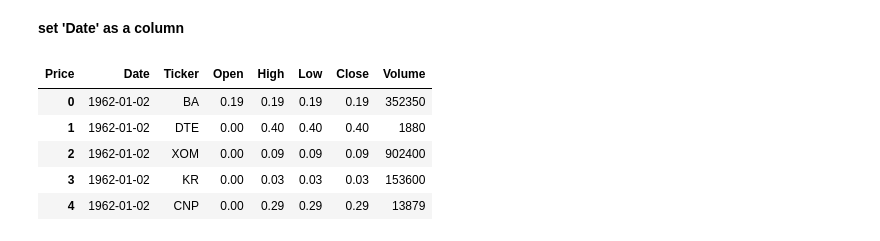
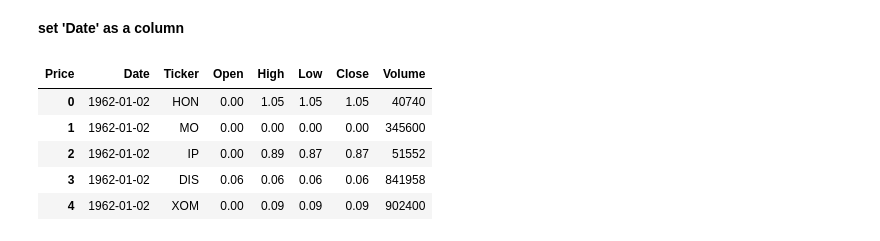
Before and after one commit to Pinkwjp/proto-collect-stock-data, a Jupyter notebook: populating_stock_prices_table.ipynb, the cells around one changed output. Drawn from its saved outputs; the diff is of its cells as text; code cells hidden in the pictures.

```diff
--- a/populating_stock_prices_table.ipynb
+++ b/populating_stock_prices_table.ipynb
@@ -17,5 +72,5 @@ import yfinance as yf
 
 period = 'max'  # '5d'  '1y'  'max'
 
-stocks_df = yf.download(tickers=symbols[:10], group_by='Ticker', period=period)
+stocks_df_raw = yf.download(tickers=symbols, group_by='Ticker', period=period, rounding=True)
 # %% [output]
@@ -60,6 +125,6 @@ MultiIndex([( 'KHC',   'Open'),
 # %% [markdown]
 **organize the multi-level column names**
 # %%
-assert stocks_df is not None
-transformed_df = stocks_df.stack(level=0, future_stack=True).rename_axis(['Date', 'Ticker']).reset_index(level=1)
+assert stocks_df_raw is not None
+stocks_df = stocks_df_raw.stack(level=0, future_stack=True).rename_axis(['Date', 'Ticker']).reset_index(level=1)
 # %%
@@ -79,4 +144,4 @@ there are 8,018,323 rows of stock records.
 # %%
-df_valid = transformed_df.dropna()
-print(f'there are {df_valid.shape[0]:,} valid records.')
+df = stocks_df.dropna()
+print(f'there are {df.shape[0]:,} valid records.')
 # %% [output]
@@ -118,10 +183,7 @@ df_valid.describe()
 # %%
-df_valid['Volume'] = df_valid['Volume'].fillna(0).astype(int)
+df['Volume'] = df['Volume'].fillna(0).astype(int)
 
-for c in ['Open', 'High', 'Low', 'Close']:
-    df_valid[c] = df_valid[c].fillna(0).round(2)
-
-df_valid.head()
+df.head()
 # %% [output]
 A value is trying to be set on a copy of a slice from a DataFrame.
 Try using .loc[row_indexer,col_indexer] = value instead
@@ -143,12 +200,12 @@ See the caveats in the documentation: https://pandas.pydata.org/pandas-docs/stab
 # %% [markdown]
 **set 'Date' as a column**
 # %%
-df_valid.reset_index(inplace=True)
-df_valid.head()
+df.reset_index(inplace=True)
+df.head()
 # %% [output]
 | Price | Date | Ticker | Open | High | Low | Close | Volume |
-| 0 | 1962-01-02 | BA | 0.19 | 0.19 | 0.19 | 0.19 | 352350 |
-| 1 | 1962-01-02 | DTE | 0.00 | 0.40 | 0.40 | 0.40 | 1880 |
-| 2 | 1962-01-02 | XOM | 0.00 | 0.09 | 0.09 | 0.09 | 902400 |
-| 3 | 1962-01-02 | KR | 0.00 | 0.03 | 0.03 | 0.03 | 153600 |
-| 4 | 1962-01-02 | CNP | 0.00 | 0.29 | 0.29 | 0.29 | 13879 |
+| 0 | 1962-01-02 | HON | 0.00 | 1.05 | 1.05 | 1.05 | 40740 |
+| 1 | 1962-01-02 | MO | 0.00 | 0.00 | 0.00 | 0.00 | 345600 |
+| 2 | 1962-01-02 | IP | 0.00 | 0.89 | 0.87 | 0.87 | 51552 |
+| 3 | 1962-01-02 | DIS | 0.06 | 0.06 | 0.06 | 0.06 | 841958 |
+| 4 | 1962-01-02 | XOM | 0.00 | 0.09 | 0.09 | 0.09 | 902400 |
```
Also changed, not shown: parts of 27 cells of this notebook.
